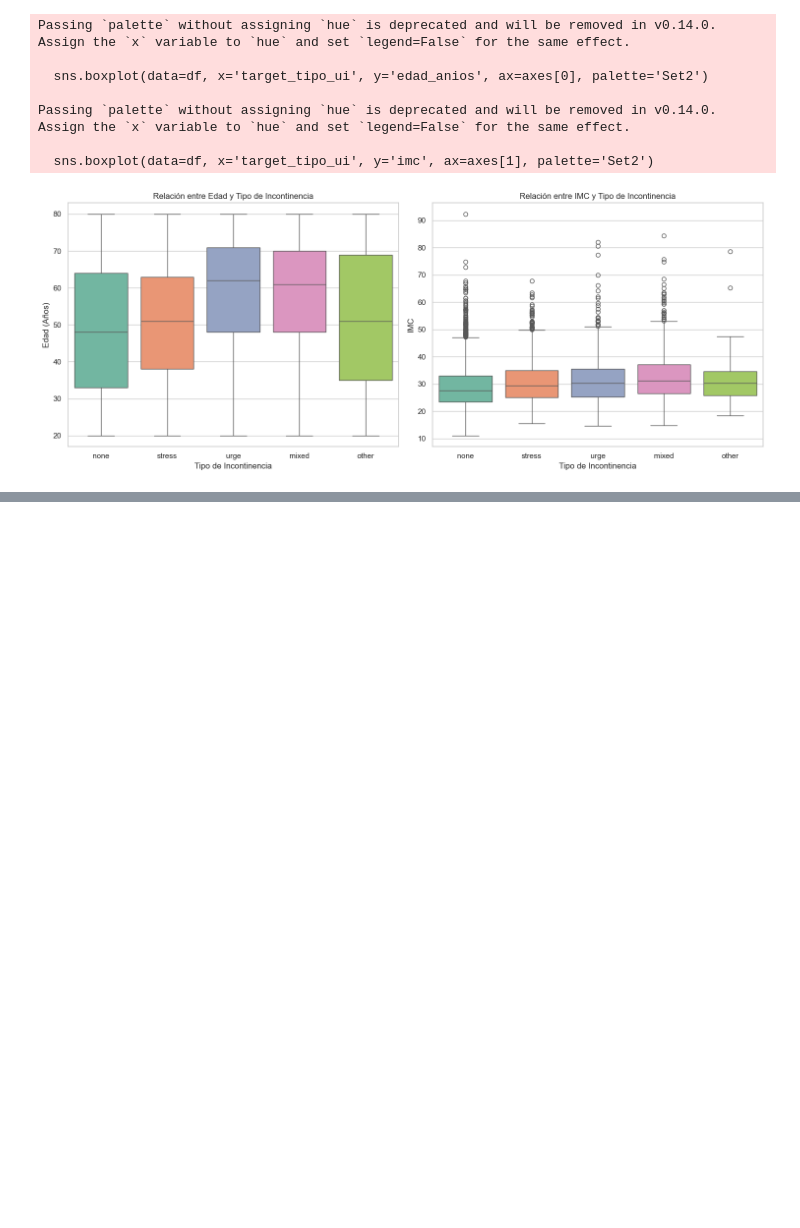
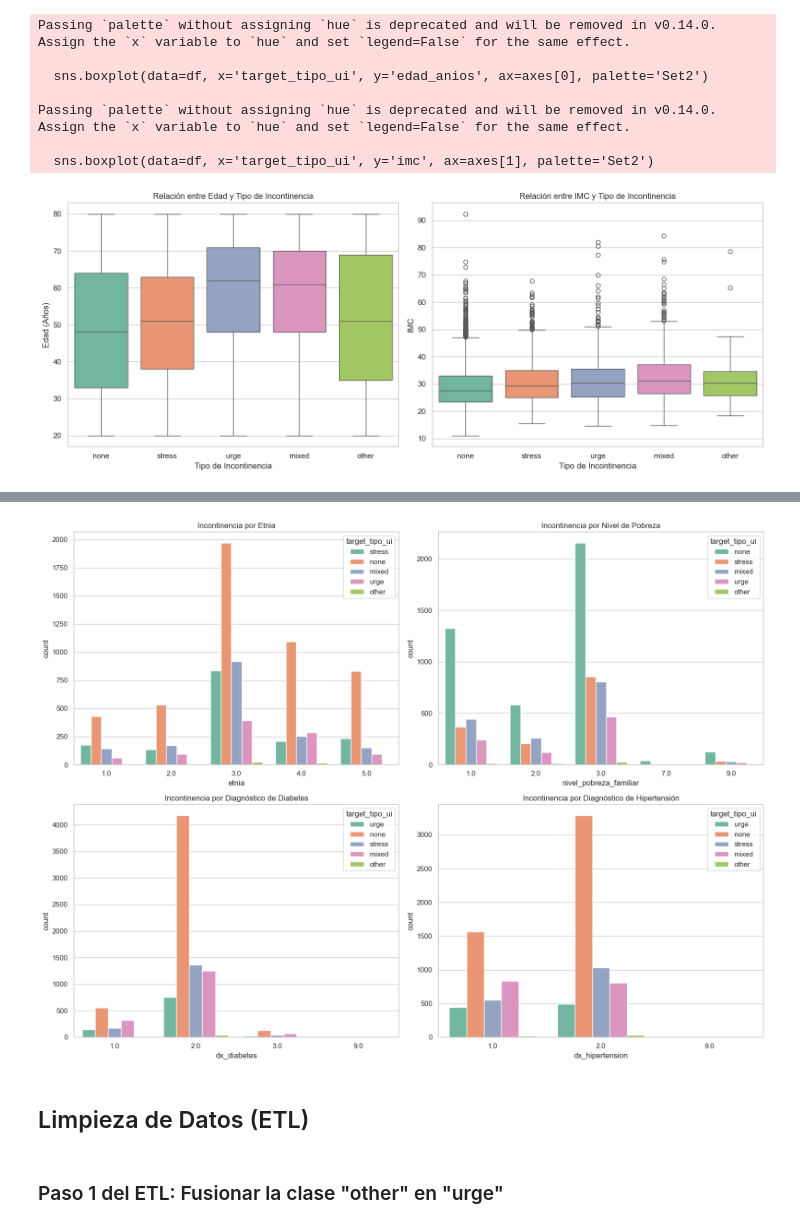
Before and after one commit to Bootcamp-IA-P6/Proyecto7_Equipo3_Multiclase, a Jupyter notebook: notebooks/modeling/notebook_camila.ipynb, the cells around one changed output, grey strips where cells are left out. Saved outputs shown, nothing was run; the diff lists cells and outputs as text; code cells hidden in the pictures; blank space fills up the shorter version.

```diff
--- a/notebooks/modeling/notebook_camila.ipynb
+++ b/notebooks/modeling/notebook_camila.ipynb
@@ -187,0 +257,28 @@ Passing `palette` without assigning `hue` is deprecated and will be removed in v
+# %%
+# Hacemos un panel grande para 4 gráficos
+fig, axes = plt.subplots(2, 2, figsize=(16, 12))
+
+# 1. Etnia vs Target
+sns.countplot(data=df, x='etnia', hue='target_tipo_ui', ax=axes[0,0], palette='Set2')
+axes[0,0].set_title('Incontinencia por Etnia')
+
+# 2. Nivel de Pobreza vs Target
+sns.countplot(data=df, x='nivel_pobreza_familiar', hue='target_tipo_ui', ax=axes[0,1], palette='Set2')
+axes[0,1].set_title('Incontinencia por Nivel de Pobreza')
+
+# 3. Diabetes vs Target
+sns.countplot(data=df, x='dx_diabetes', hue='target_tipo_ui', ax=axes[1,0], palette='Set2')
+axes[1,0].set_title('Incontinencia por Diagnóstico de Diabetes')
+
+# 4. Hipertensión vs Target
+sns.countplot(data=df, x='dx_hipertension', hue='target_tipo_ui', ax=axes[1,1], palette='Set2')
+axes[1,1].set_title('Incontinencia por Diagnóstico de Hipertensión')
+
+plt.tight_layout()
+plt.show()
+# %% [output]
+[figure, added]
+# %% [markdown]
+## Limpieza de Datos (ETL)
+# %% [markdown]
+### Paso 1 del ETL: Fusionar la clase "other" en "urge"
```
Also changed, not shown: parts of 10 cells of this notebook, 1 other file.
